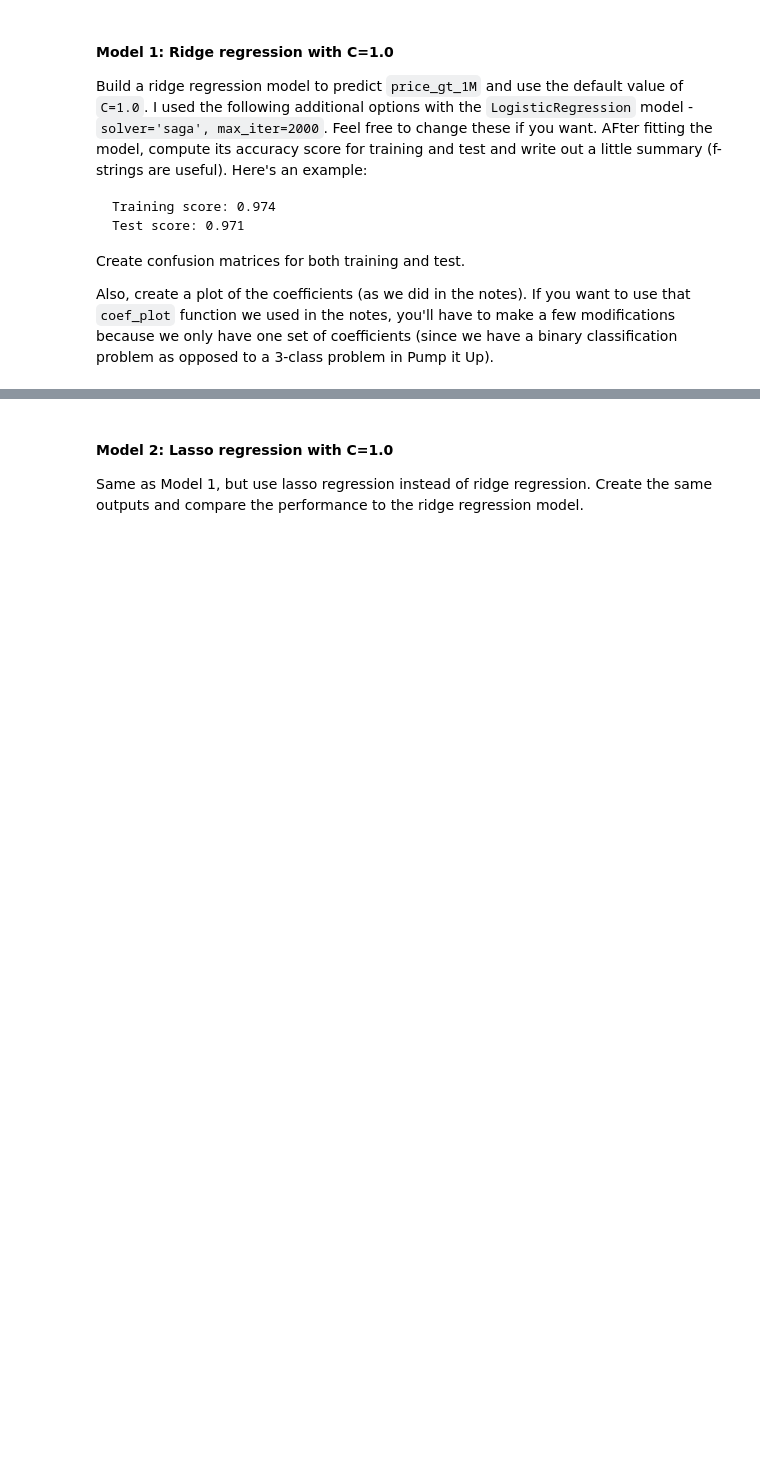
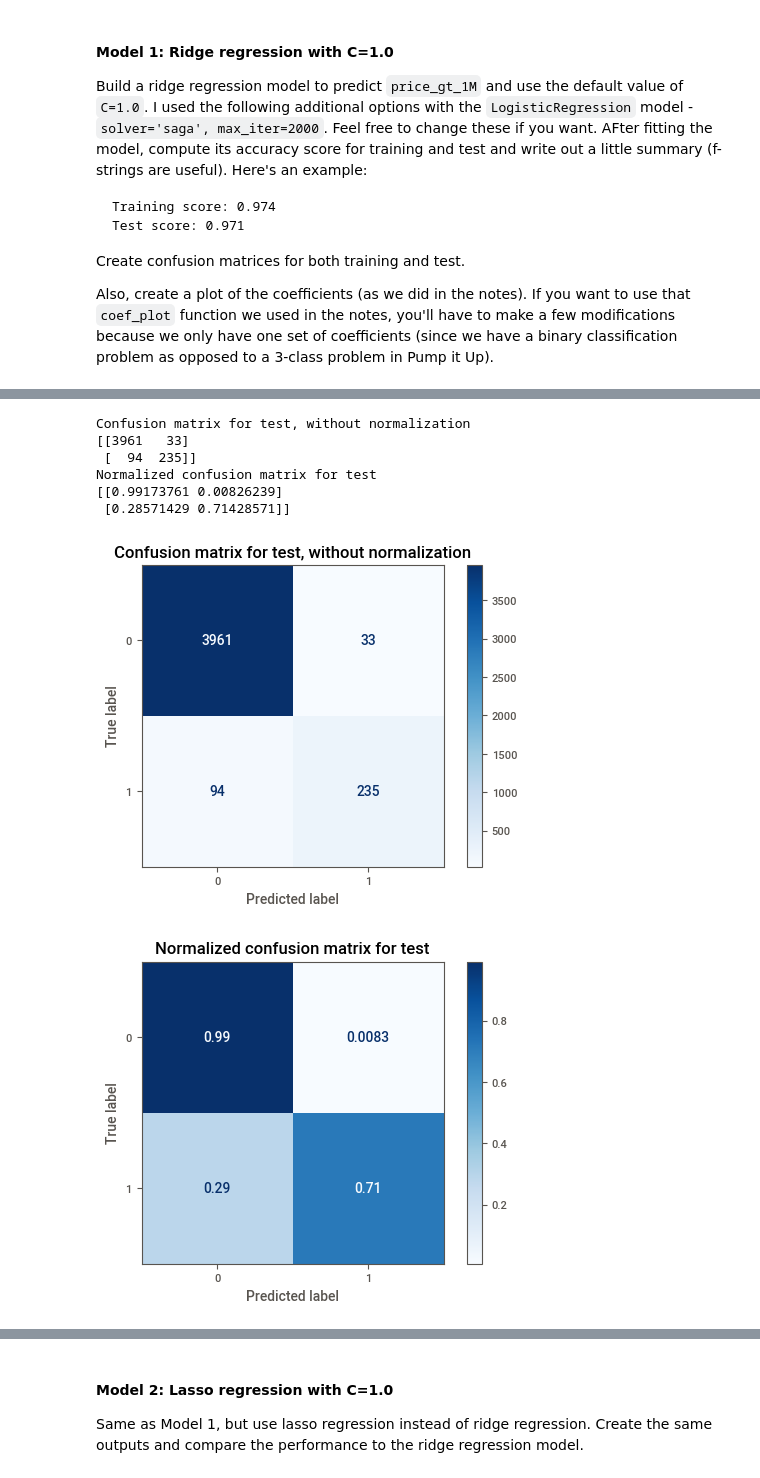
Before and after one commit to dimasmoosa/HW1_KC_HouseSales, a Jupyter notebook: aap_hw1_s22_sklearn.ipynb, the cells around one changed output, grey strips where cells are left out. Saved outputs shown, nothing was run; the diff lists cells and outputs as text; code cells hidden in the pictures; blank space fills up the shorter version.

```diff
--- a/aap_hw1_s22_sklearn.ipynb
+++ b/aap_hw1_s22_sklearn.ipynb
@@ -423,0 +544,11 @@ to make a few modifications because we only have one set of coefficients (since
+# %%
+conf_matrix(pipeline_log_model_ridge_c1, 'test', X_test, y_test)
+# %% [output]
+Confusion matrix for test, without normalization
+[[3961   33]
+ [  94  235]]
+Normalized confusion matrix for test
+[[0.99173761 0.00826239]
+ [0.28571429 0.71428571]]
+[figure, added]
+[figure, added]
```
Also changed, not shown: parts of 78 cells of this notebook.
